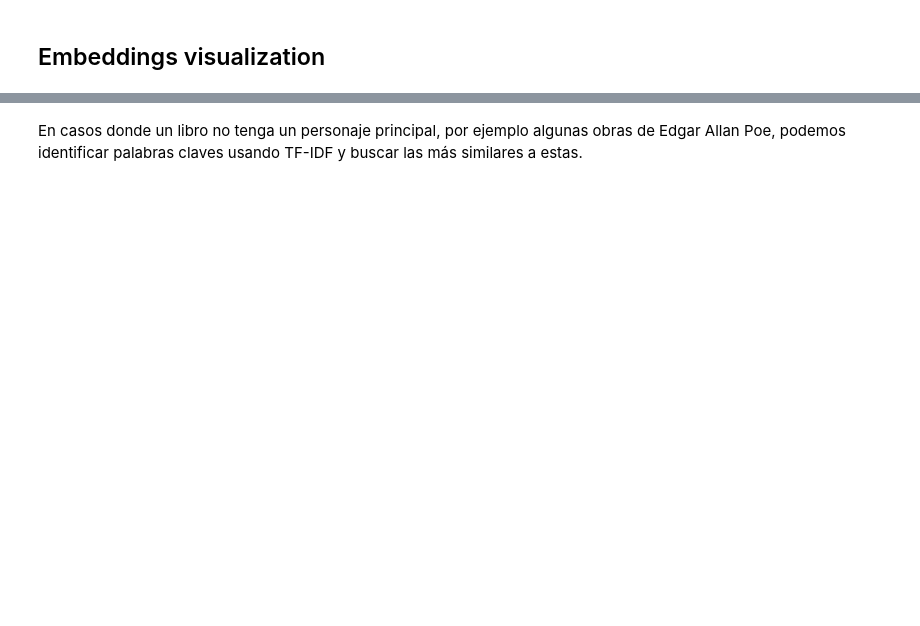
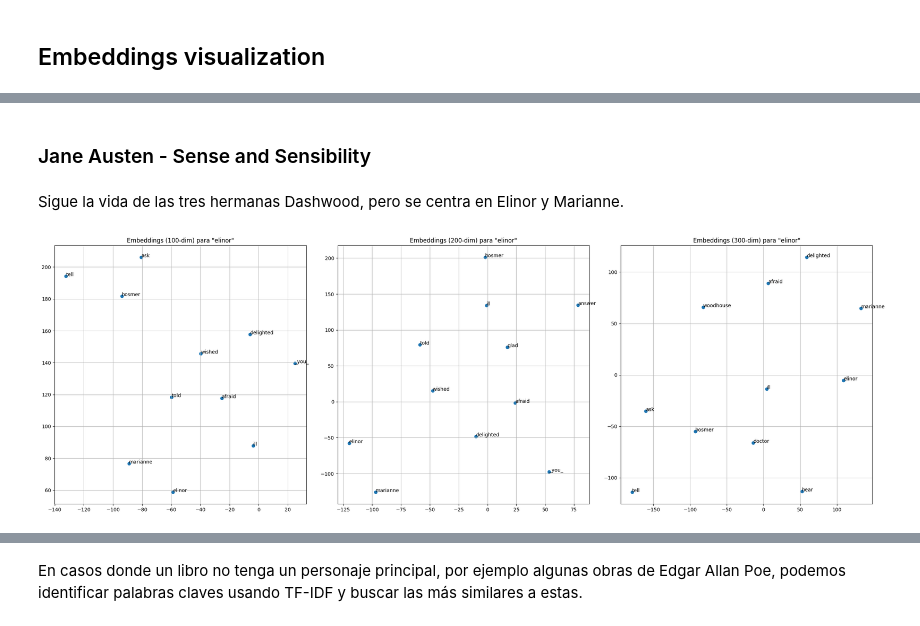
Before and after one commit to gamendez98/nlp-homework, a Jupyter notebook: hw04/data_analysis.ipynb, the cells around one changed output, grey strips where cells are left out. Saved outputs shown, nothing was run; the diff lists cells and outputs as text; code cells hidden in the pictures; blank space fills up the shorter version.

```diff
--- a/hw04/data_analysis.ipynb
+++ b/hw04/data_analysis.ipynb
@@ -255,0 +289,8 @@ def plot_embeddings_2d(model: Word2Vec, main_word: str, num_similar: int = 10, r
+# %% [markdown]
+### Jane Austen - Sense and Sensibility
+# %% [markdown]
+Sigue la vida de las tres hermanas Dashwood, pero se centra en Elinor y Marianne.
+# %%
+plot_embeddings_2d(models, 'elinor', num_similar=10, reduction_method='tsne')
+# %% [output]
+[figure, added]
```
Also changed, not shown: parts of 26 cells of this notebook, 1 other file.
